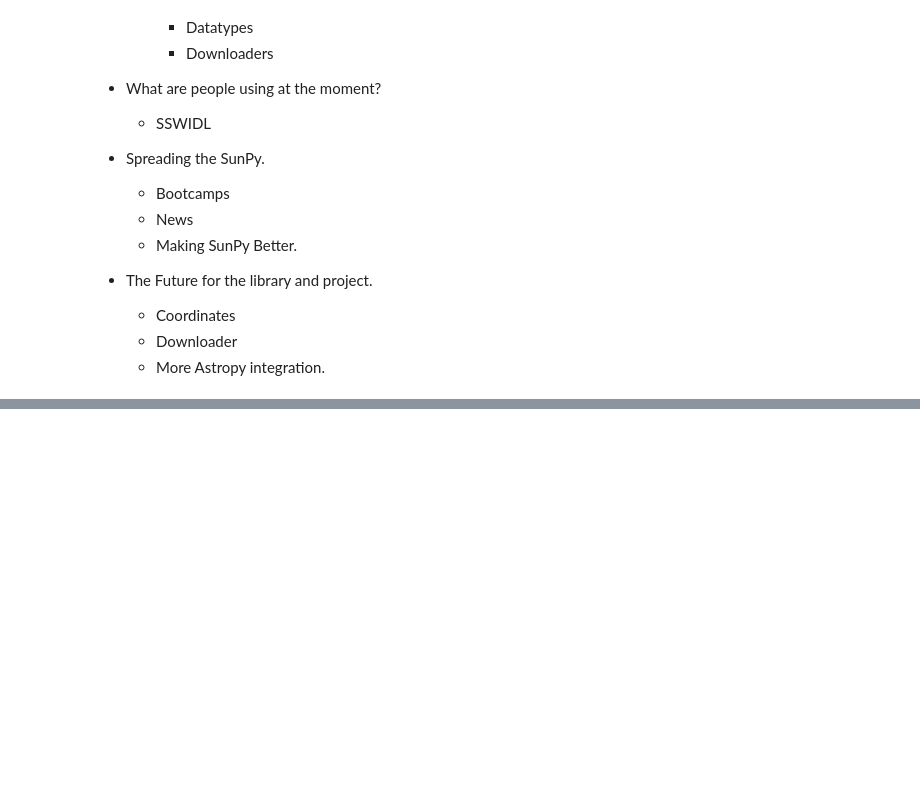
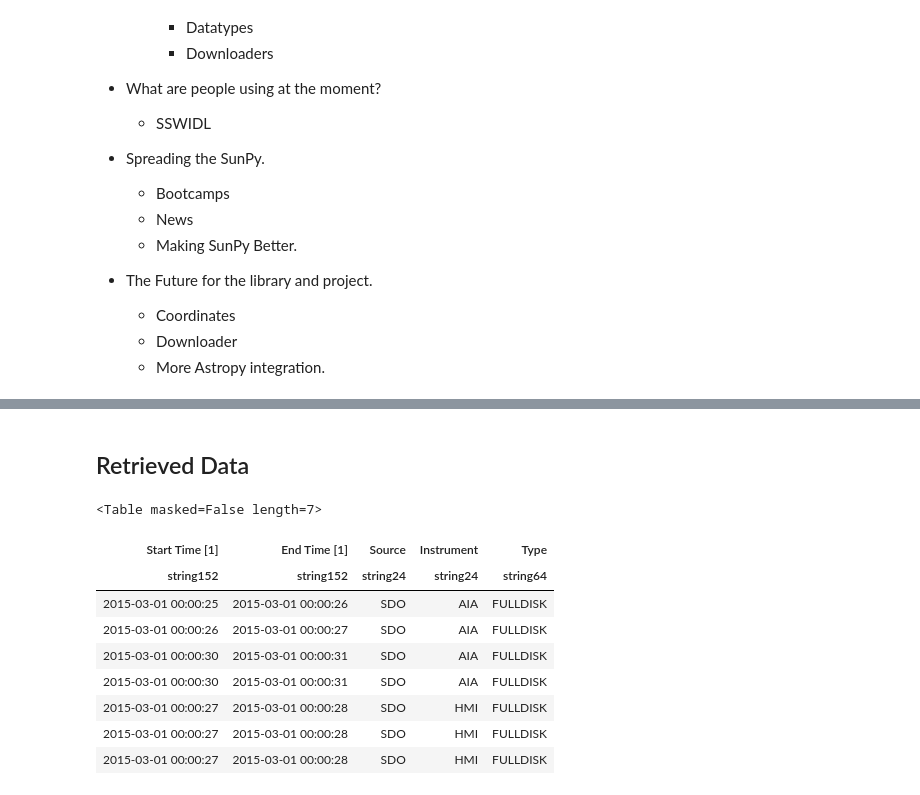
Before and after one commit to dpshelio/pia-sunpy-talk, a Jupyter notebook: SunPy - Python for Solar Physics.ipynb, the cells around one changed output, grey strips where cells are left out. Drawn from its saved outputs; the diff is of its cells as text; code cells hidden in the pictures; blank space fills up the shorter version.

```diff
--- a/SunPy - Python for Solar Physics.ipynb
+++ b/SunPy - Python for Solar Physics.ipynb
@@ -98,0 +140,21 @@ right
+# %% [markdown]
+## Retrieved Data
+# %%
+from sunpy.net import vso
+
+
+vc = vso.VSOClient()
+results = vc.query(vso.attrs.Time('2015/3/1T00:00:25', '2015/3/1T00:00:30'),
+                   vso.attrs.Instrument('AIA') | vso.attrs.Instrument('HMI'))
+results
+# %% [output]
+<Table masked=False length=7>
+| Start Time [1] | End Time [1] | Source | Instrument | Type |
+| string152 | string152 | string24 | string24 | string64 |
+| 2015-03-01 00:00:25 | 2015-03-01 00:00:26 | SDO | AIA | FULLDISK |
+| 2015-03-01 00:00:26 | 2015-03-01 00:00:27 | SDO | AIA | FULLDISK |
+| 2015-03-01 00:00:30 | 2015-03-01 00:00:31 | SDO | AIA | FULLDISK |
+| 2015-03-01 00:00:30 | 2015-03-01 00:00:31 | SDO | AIA | FULLDISK |
+| 2015-03-01 00:00:27 | 2015-03-01 00:00:28 | SDO | HMI | FULLDISK |
+| 2015-03-01 00:00:27 | 2015-03-01 00:00:28 | SDO | HMI | FULLDISK |
+| 2015-03-01 00:00:27 | 2015-03-01 00:00:28 | SDO | HMI | FULLDISK |
```
Also changed, not shown: parts of 13 cells of this notebook, 2 other files.
